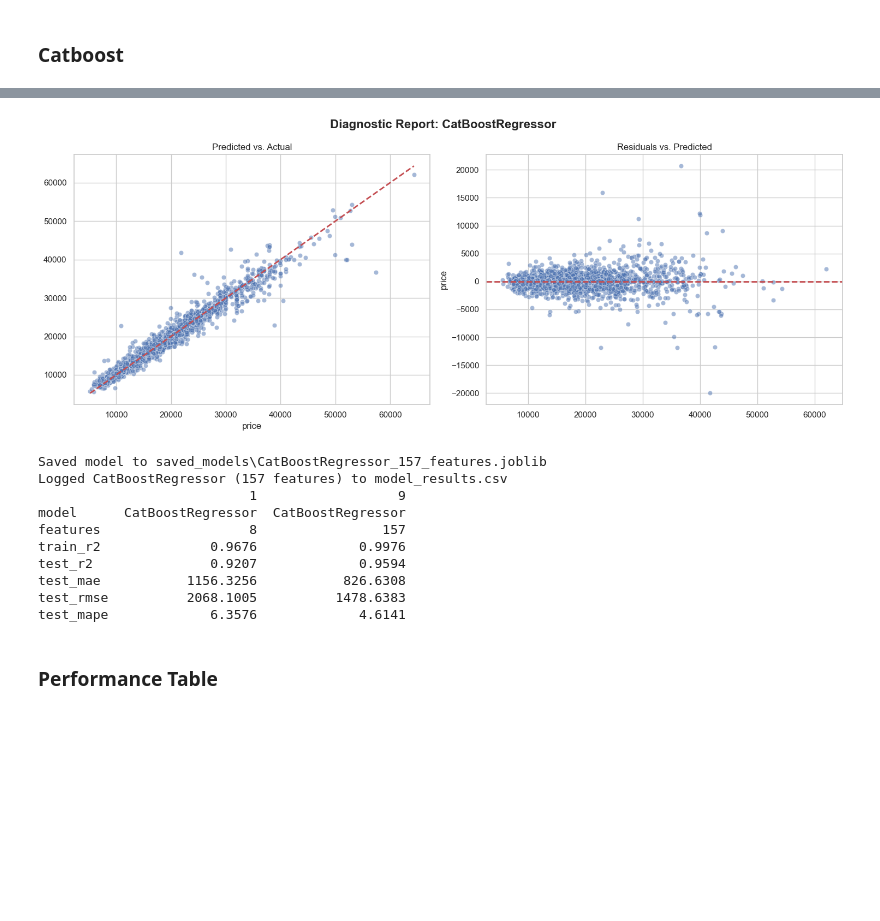
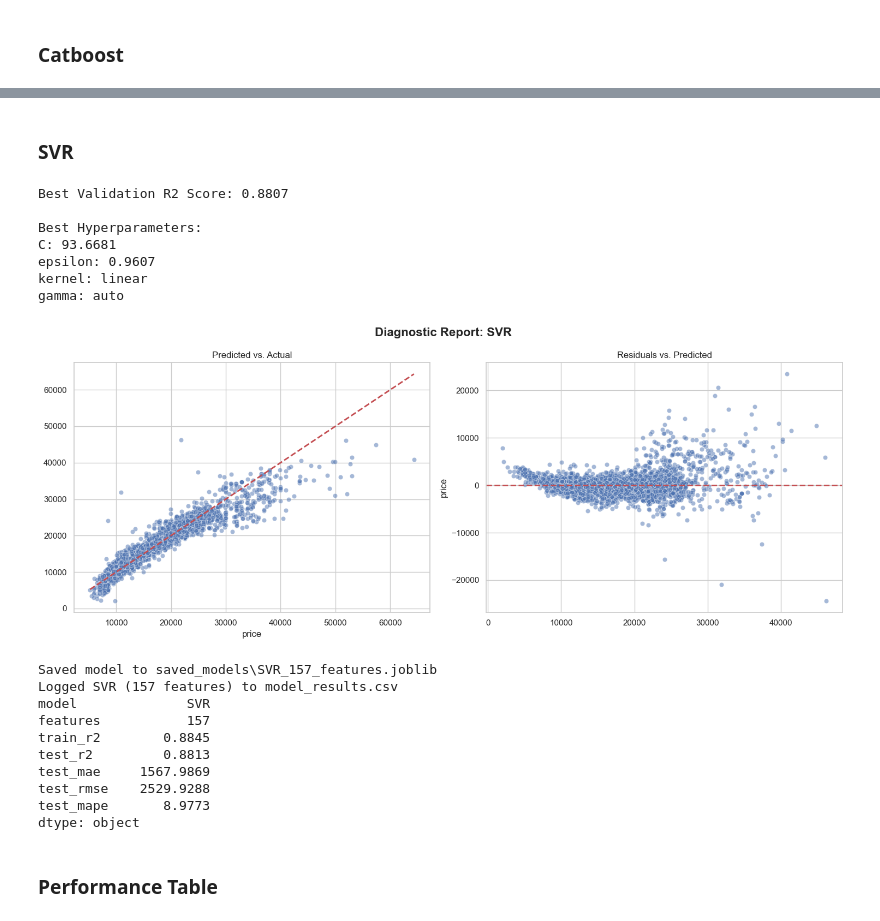
Before and after one commit to mjoslin-ai/Magnimind-Project-Auto-Scout, a Jupyter notebook: fitting_models.ipynb, the cells around one changed output, grey strips where cells are left out. Cells and saved outputs as stored; diff of their text form; code cells hidden in the pictures; blank space fills up the shorter version.

```diff
--- a/fitting_models.ipynb
+++ b/fitting_models.ipynb
@@ -180,14 +172,9 @@ def model_results(model, X_train, y_train, X_test, y_test, filepath="model_resul
     """
     One-call solution: plot diagnostics + evaluate + print results
     """
+    plot_diagnostics(model, X_test, y_test)
+    result_dict = evaluate_model(model, X_train, y_train, X_test, y_test, filepath)
 
-    # 1. Show diagnostic plots
-    plot_diagnostics(model, X_test, y_test)
-
-    # 2. Evaluate and save results
-    model_results_df = evaluate_model(model, X_train, y_train, X_test, y_test, filepath)
-
-    # 3. Print only this model's row
-    name = get_model_name(model)
-    print(model_results_df[model_results_df["model"] == name].T)
+    # Print the current run's metrics cleanly as a Pandas Series
+    print(pd.Series(result_dict))
 # %%
@@ -268,12 +265,15 @@ ols_pipe = Pipeline([
     ('ols', LinearRegression())
 ])
 
-# No Scaler Tuning
-def ols_space(trial):
-    return {
-        'fit_intercept': trial.suggest_categorical('fit_intercept', [True, False])
-    }
+# Simple Grid Search instead of Optuna
+params = {'ols__fit_intercept': [True, False]}
+grid = GridSearchCV(ols_pipe, params, cv=5, scoring='r2', n_jobs=-1)
+grid.fit(X_train, y_train)
 
-ols_model, ols_study = tune_and_fit_model(ols_pipe, ols_space, X_train, y_train)
+print(f"Best Validation R2 Score: {grid.best_score_:.4f}")
+print(f"Best Hyperparameters: {grid.best_params_}")
+
+ols_model = grid.best_estimator_
+model_results(ols_model, X_train, y_train, X_test, y_test)
 # %% [output]
 Best Validation R2 Score: 0.8907
@@ -499,17 +493,41 @@ border_count: 108
-# %%
-model_results(cat_model, X_train, y_train, X_test, y_test)
-# %% [output]
-[figure, removed]
-Saved model to saved_models\CatBoostRegressor_157_features.joblib
-Logged CatBoostRegressor (157 features) to model_results.csv
-                           1                  9
-model      CatBoostRegressor  CatBoostRegressor
-features                   8                157
-train_r2              0.9676             0.9976
-test_r2               0.9207             0.9594
-test_mae           1156.3256           826.6308
-test_rmse          2068.1005          1478.6383
-test_mape             6.3576             4.6141
+# %% [markdown]
+### SVR
+# %%
+svr_pipe = Pipeline([
+    ('scaler', StandardScaler()),
+    ('svr', SVR())
+])
+
+def svr_space(trial):
+    return {
+        'C': trial.suggest_float('C', 0.1, 100, log=True),
+        'epsilon': trial.suggest_float('epsilon', 0.01, 10, log=True),
+        'kernel': trial.suggest_categorical('kernel', ['rbf', 'linear']),
+        'gamma': trial.suggest_categorical('gamma', ['scale', 'auto'])
+    }
+
+svr_model, svr_study = tune_and_fit_model(svr_pipe, svr_space, X_train, y_train)
+
+model_results(svr_model, X_train, y_train, X_test, y_test)
+# %% [output]
+Best Validation R2 Score: 0.8807
+
+Best Hyperparameters:
+C: 93.6681
+epsilon: 0.9607
+kernel: linear
+gamma: auto
+[figure, added]
+Saved model to saved_models\SVR_157_features.joblib
+Logged SVR (157 features) to model_results.csv
+model              SVR
+features           157
+train_r2        0.8845
+test_r2         0.8813
+test_mae     1567.9869
+test_rmse    2529.9288
+test_mape       8.9773
+dtype: object
 # %% [markdown]
 ### Performance Table
 # %%
```
Also changed, not shown: parts of 34 cells of this notebook, 10 other files.
